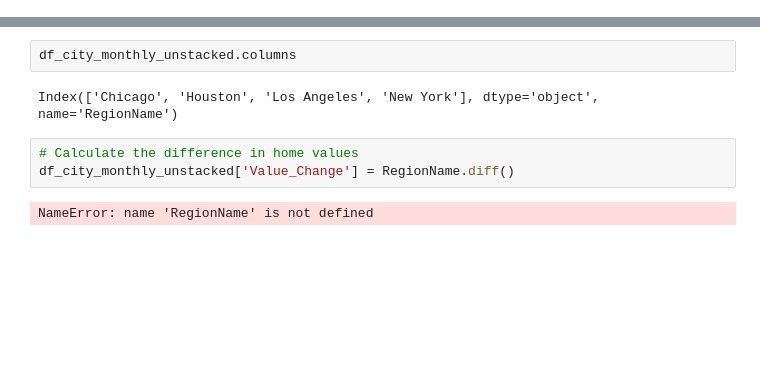
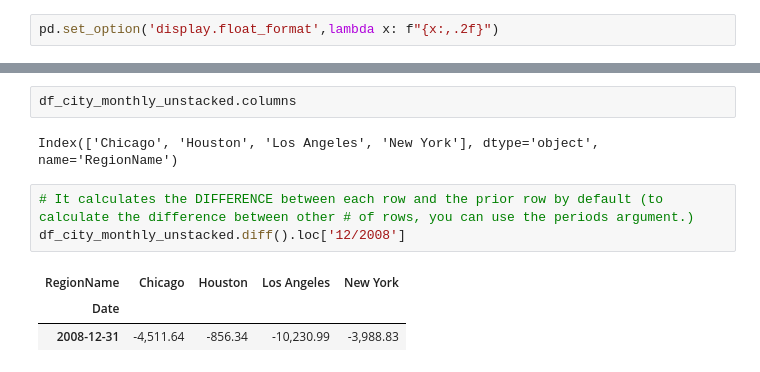
Before and after one commit to lrnrdr/Core-Preparing-Time-Series-from-Wide-form-Data-2, a Jupyter notebook: Core Preparing Time Series from Wide Form Data.ipynb, the cells around one changed output, grey strips where cells are left out. Drawn from its saved outputs; the diff is of its cells as text; blank space fills up the shorter version.

```diff
--- a/Core Preparing Time Series from Wide Form Data.ipynb
+++ b/Core Preparing Time Series from Wide Form Data.ipynb
@@ -270,0 +271,2 @@ ax.yaxis.set_major_formatter(fmt_thous)
+# %%
+pd.set_option('display.float_format',lambda x: f"{x:,.2f}")
@@ -274,8 +290,10 @@ ax.yaxis.set_major_formatter(fmt_thous)
 df_city_monthly_unstacked.columns
 # %% [output]
 Index(['Chicago', 'Houston', 'Los Angeles', 'New York'], dtype='object', name='RegionName')
-# %%
-# Calculate the difference in home values
-df_city_monthly_unstacked['Value_Change'] = RegionName.diff()
-# %% [output]
-NameError: name 'RegionName' is not defined
+# %%
+# It calculates the DIFFERENCE between each row and the prior row by default (to calculate the difference between other # of rows, you can use the periods argument.)
+df_city_monthly_unstacked.diff().loc['12/2008']
+# %% [output]
+| RegionName | Chicago | Houston | Los Angeles | New York |
+| Date |  |  |  |  |
+| 2008-12-31 | -4,511.64 | -856.34 | -10,230.99 | -3,988.83 |
```
Also changed, not shown: parts of 3 cells of this notebook.
